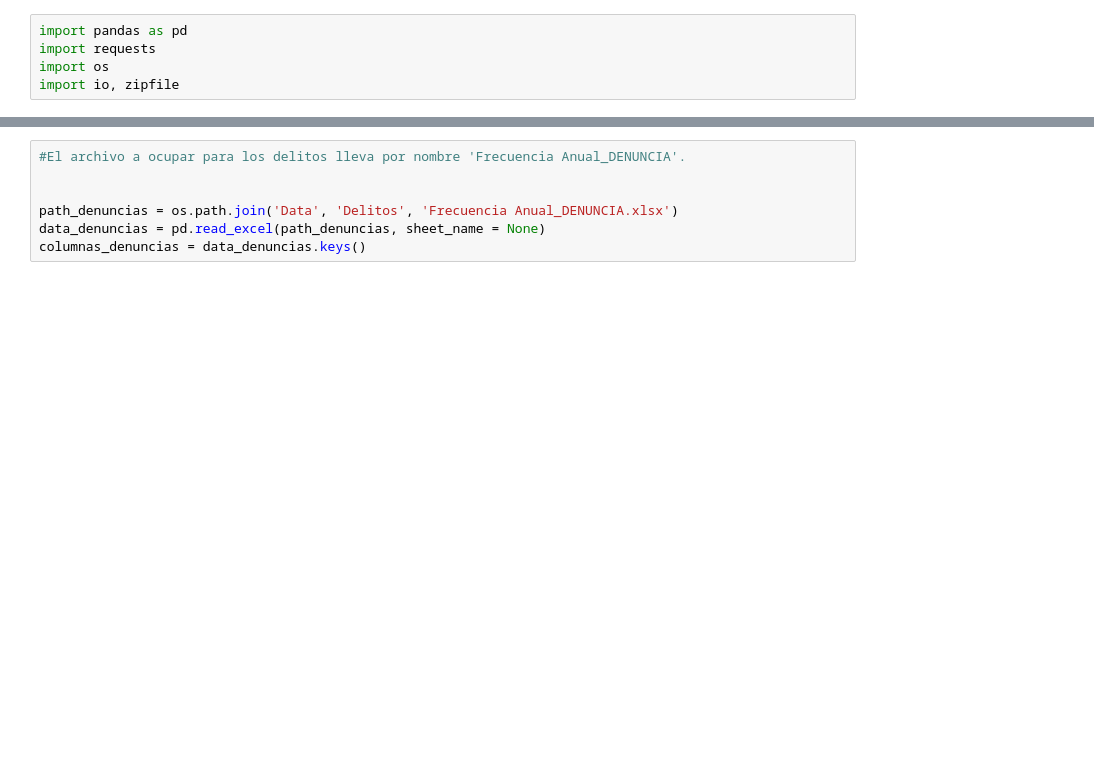
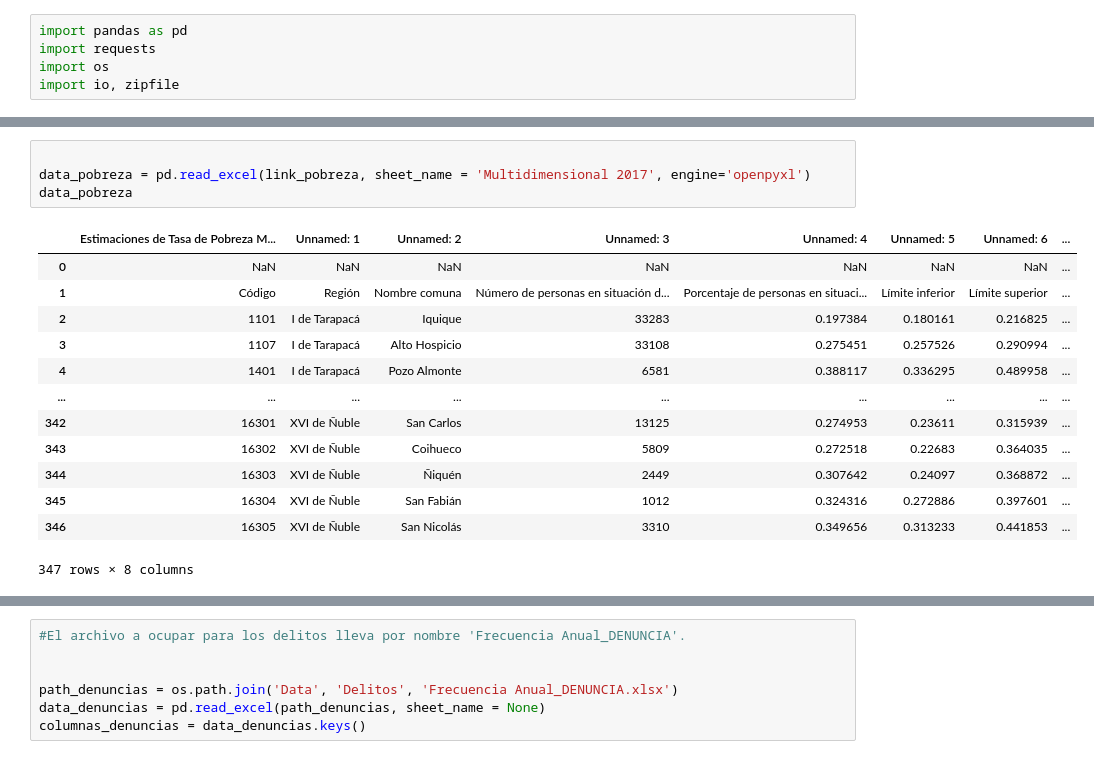
Before and after one commit to 08benja08p/Grupo-8-CDD, a Jupyter notebook: Proyecto/Proyecto_CDD.ipynb, the cells around one changed output, grey strips where cells are left out. Saved outputs shown, nothing was run; the diff lists cells and outputs as text; blank space fills up the shorter version.

```diff
--- a/Proyecto/Proyecto_CDD.ipynb
+++ b/Proyecto/Proyecto_CDD.ipynb
@@ -44,0 +71,18 @@ z.extractall(ruta_delitos)
+# %%
+
+data_pobreza = pd.read_excel(link_pobreza, sheet_name = 'Multidimensional 2017', engine='openpyxl')
+data_pobreza
+# %% [output]
+|  | Estimaciones de Tasa de Pobreza M... | Unnamed: 1 | Unnamed: 2 | Unnamed: 3 | Unnamed: 4 | Unnamed: 5 | Unnamed: 6 | ... |
+| 0 | NaN | NaN | NaN | NaN | NaN | NaN | NaN | ... |
+| 1 | Código | Región | Nombre comuna | Número de personas en situación d... | Porcentaje de personas en situaci... | Límite inferior | Límite superior | ... |
+| 2 | 1101 | I de Tarapacá | Iquique | 33283 | 0.197384 | 0.180161 | 0.216825 | ... |
+| 3 | 1107 | I de Tarapacá | Alto Hospicio | 33108 | 0.275451 | 0.257526 | 0.290994 | ... |
+| 4 | 1401 | I de Tarapacá | Pozo Almonte | 6581 | 0.388117 | 0.336295 | 0.489958 | ... |
+| ... | ... | ... | ... | ... | ... | ... | ... | ... |
+| 342 | 16301 | XVI de Ñuble | San Carlos | 13125 | 0.274953 | 0.23611 | 0.315939 | ... |
+| 343 | 16302 | XVI de Ñuble | Coihueco | 5809 | 0.272518 | 0.22683 | 0.364035 | ... |
+| 344 | 16303 | XVI de Ñuble | Ñiquén | 2449 | 0.307642 | 0.24097 | 0.368872 | ... |
+| 345 | 16304 | XVI de Ñuble | San Fabián | 1012 | 0.324316 | 0.272886 | 0.397601 | ... |
+| 346 | 16305 | XVI de Ñuble | San Nicolás | 3310 | 0.349656 | 0.313233 | 0.441853 | ... |
+347 rows × 8 columns
```
Also changed, not shown: parts of 6 cells of this notebook.
